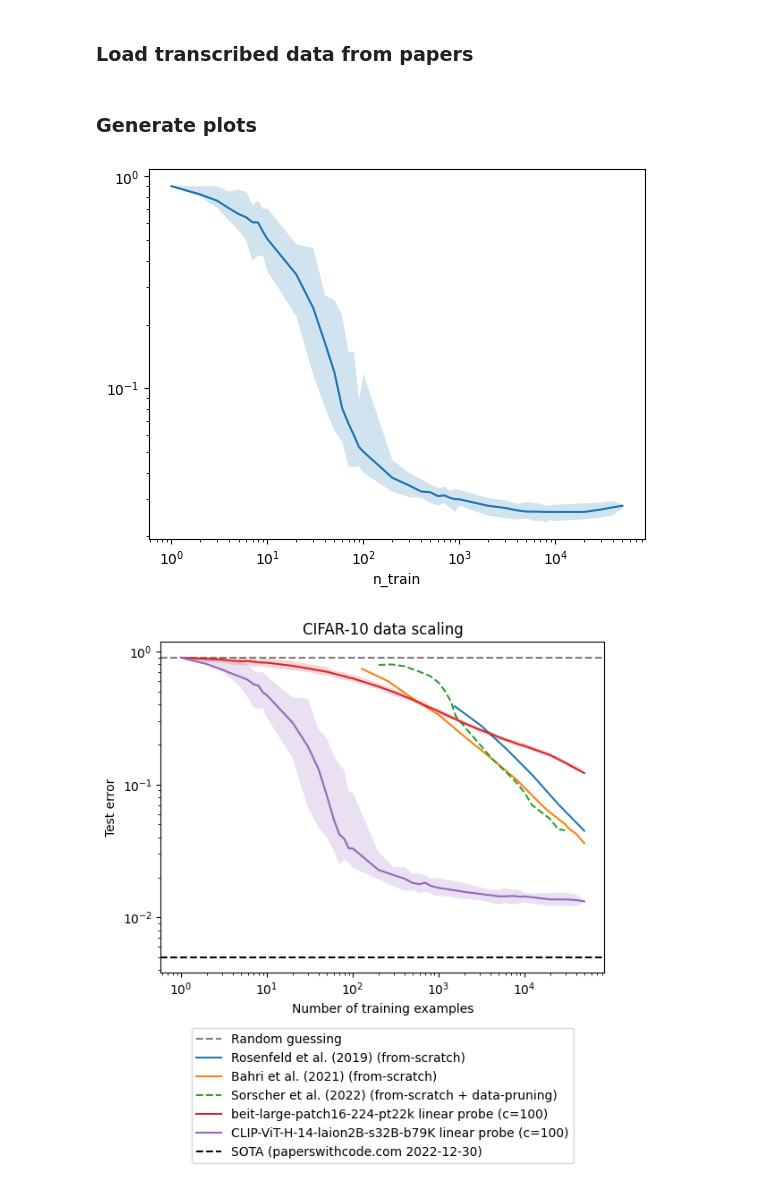
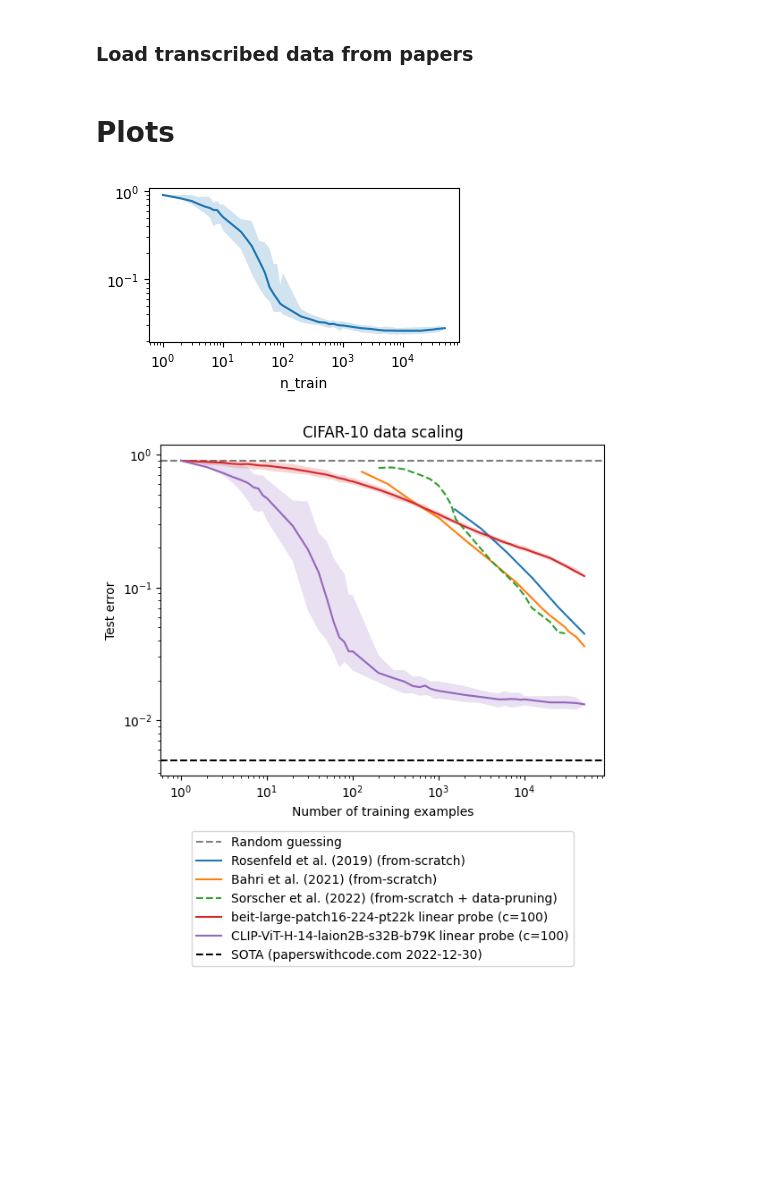
Before and after one commit to ed1d1a8d/scaling, a Jupyter notebook: notebooks/scaling-compare/cifar10.ipynb, the cells around one changed output. Cells and saved outputs as stored; diff of their text form; code cells hidden in the pictures; blank space fills up the shorter version.

```diff
--- a/notebooks/scaling-compare/cifar10.ipynb
+++ b/notebooks/scaling-compare/cifar10.ipynb
@@ -128,5 +184,3 @@ df_prune_transfer = pd.read_csv(
 df_rosenfeld = pd.read_csv(
     GIT_ROOT / "data/rosenfeld-cifar10/wpd-clean.csv"
 )
-# %% [markdown]
-### Generate plots
@@ -135,3 +187,5 @@ dataset_cfg = cifar10.CIFAR10()
+# %% [markdown]
+# Plots
 # %%
 def plot_wandb_df(
     df: pd.DataFrame,
@@ -148,34 +202,36 @@ def plot_wandb_df(
                 "cls_end == 10",
                 "(c == 100 | k == 1)",
                 # "embedder_id == 'openai/ViT-L/14'",
                 # "probe == 'linear'",
                 # "per_class == False",
                 query,
             )
         )
     ).groupby(["n_train"])
 
     ax = gb[target].median().plot(**kwargs)
     prev_color = ax.lines[-1].get_color()
     plt.fill_between(
         gb[target].median().index,
         gb[target].quantile(0.5 - ci / 2),
         gb[target].quantile(0.5 + ci / 2),
         alpha=0.2,
         color=prev_color,
         edgecolor="none",
         zorder=ax.lines[-1].get_zorder() - 1,
     )
+    return ax
 
+plt.figure(figsize=(4,2))
 embedder_id = "openai/ViT-L/14"
 plot_wandb_df(
     df,
     query=f"embedder_id == '{embedder_id}' & probe == 'linear' & per_class == False",
 )
 plt.xscale("log")
 plt.yscale("log")
 # %% [output]
-[figure, old version]
+[figure, new version]
 # %%
 plt.axhline(
     0.9,
```
Also changed, not shown: parts of 12 cells of this notebook.
